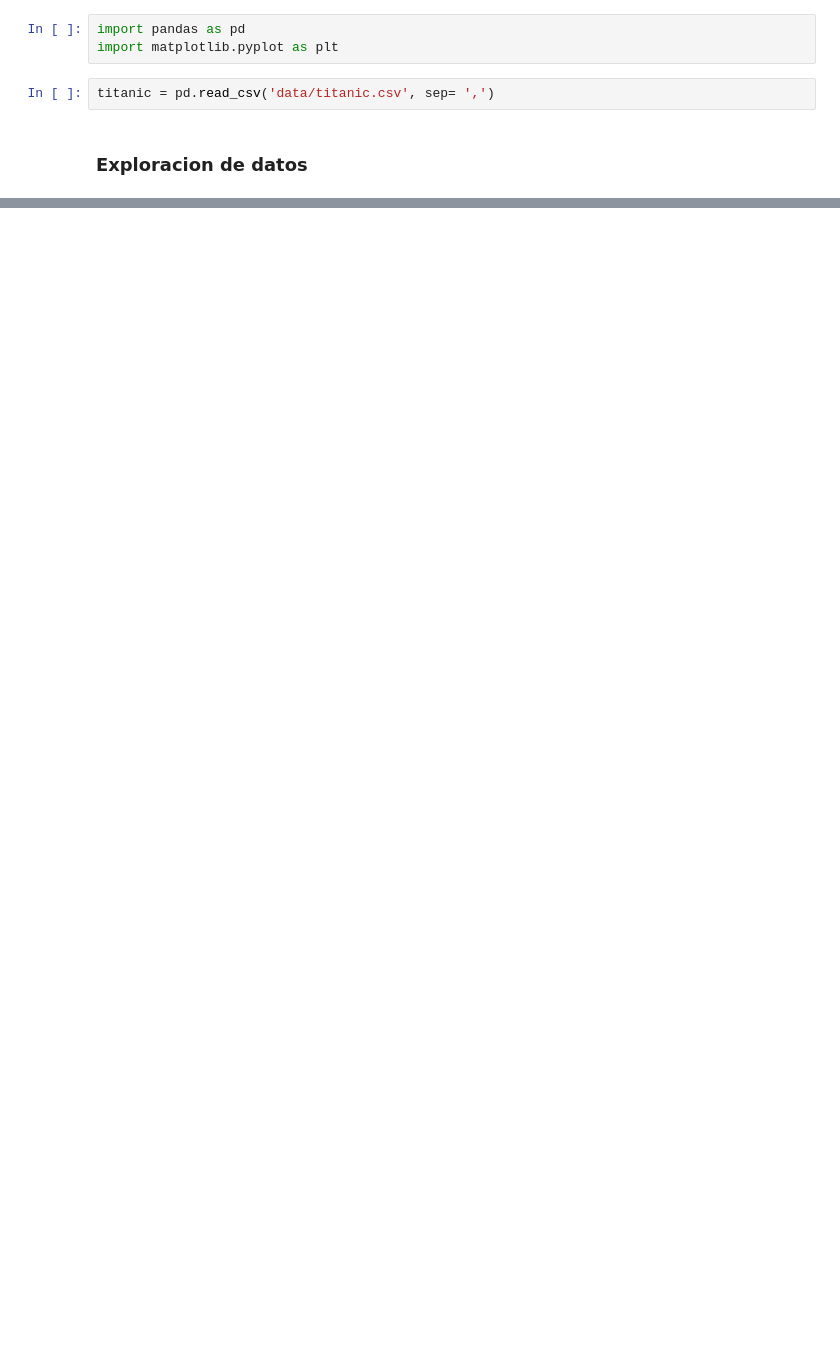
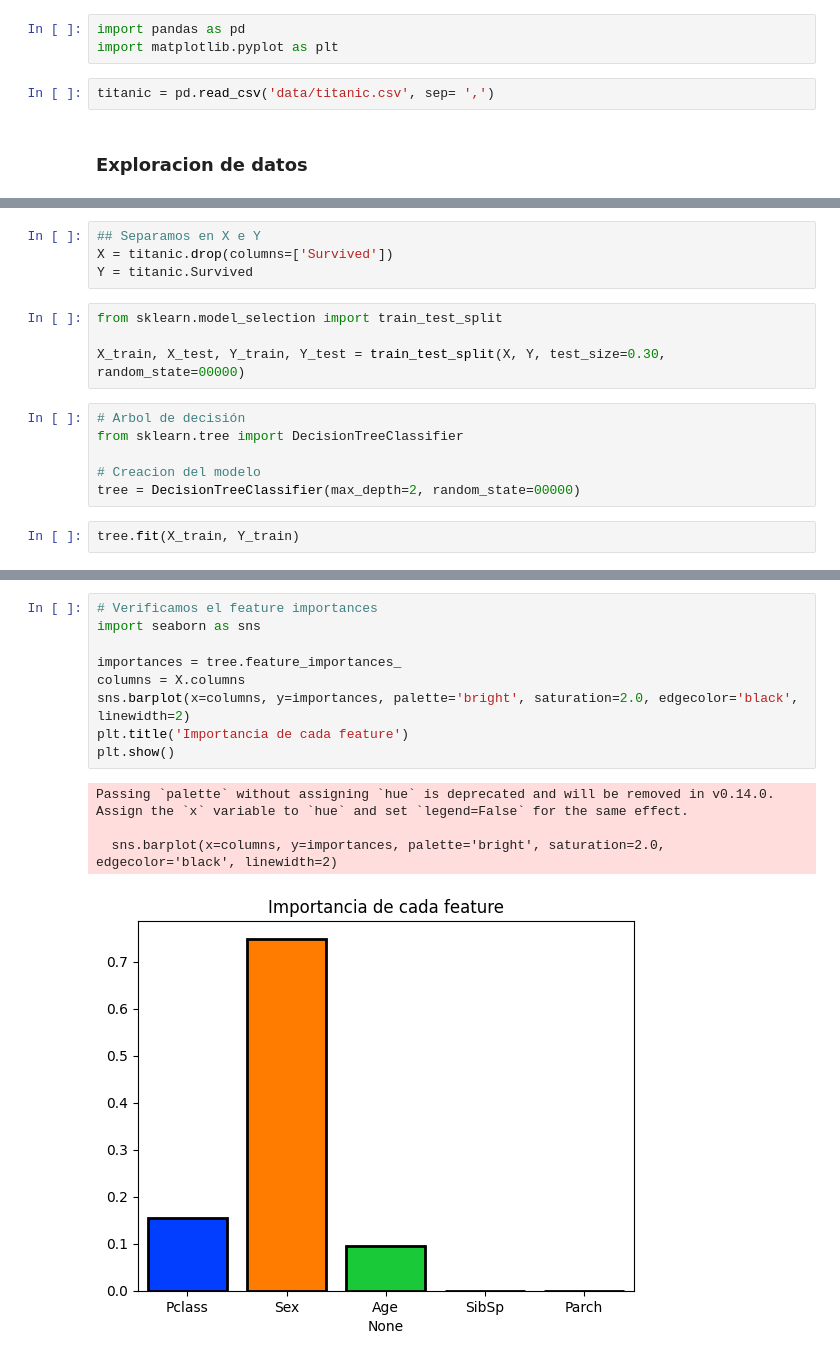
Before and after one commit to oscardbocanegra/learning_platzi, a Jupyter notebook: dataScientistPython/arbol_decision_sklearn/arbol_decision.ipynb, the cells around one changed output, grey strips where cells are left out. Cells and saved outputs as stored; diff of their text form; blank space fills up the shorter version.

Commit message:
arbol de decision

```diff
--- a/dataScientistPython/arbol_decision_sklearn/arbol_decision.ipynb
+++ b/dataScientistPython/arbol_decision_sklearn/arbol_decision.ipynb
@@ -21,0 +92,16 @@ titanic.head(10)
+# %%
+## Separamos en X e Y
+X = titanic.drop(columns=['Survived'])
+Y = titanic.Survived
+# %%
+from sklearn.model_selection import train_test_split
+
+X_train, X_test, Y_train, Y_test = train_test_split(X, Y, test_size=0.30, random_state=00000)
+# %%
+# Arbol de decisión
+from sklearn.tree import DecisionTreeClassifier
+
+# Creacion del modelo
+tree = DecisionTreeClassifier(max_depth=2, random_state=00000)
+# %%
+tree.fit(X_train, Y_train)
@@ -21,0 +128,14 @@ titanic.head(10)
+# %%
+# Verificamos el feature importances
+import seaborn as sns
+
+importances = tree.feature_importances_
+columns = X.columns
+sns.barplot(x=columns, y=importances, palette='bright', saturation=2.0, edgecolor='black', linewidth=2)
+plt.title('Importancia de cada feature')
+plt.show()
+# %% [output]
+Passing `palette` without assigning `hue` is deprecated and will be removed in v0.14.0. Assign the `x` variable to `hue` and set `legend=False` for the same effect.
+
+  sns.barplot(x=columns, y=importances, palette='bright', saturation=2.0, edgecolor='black', linewidth=2)
+[figure, added]
```
Also changed, not shown: parts of 12 cells of this notebook.
